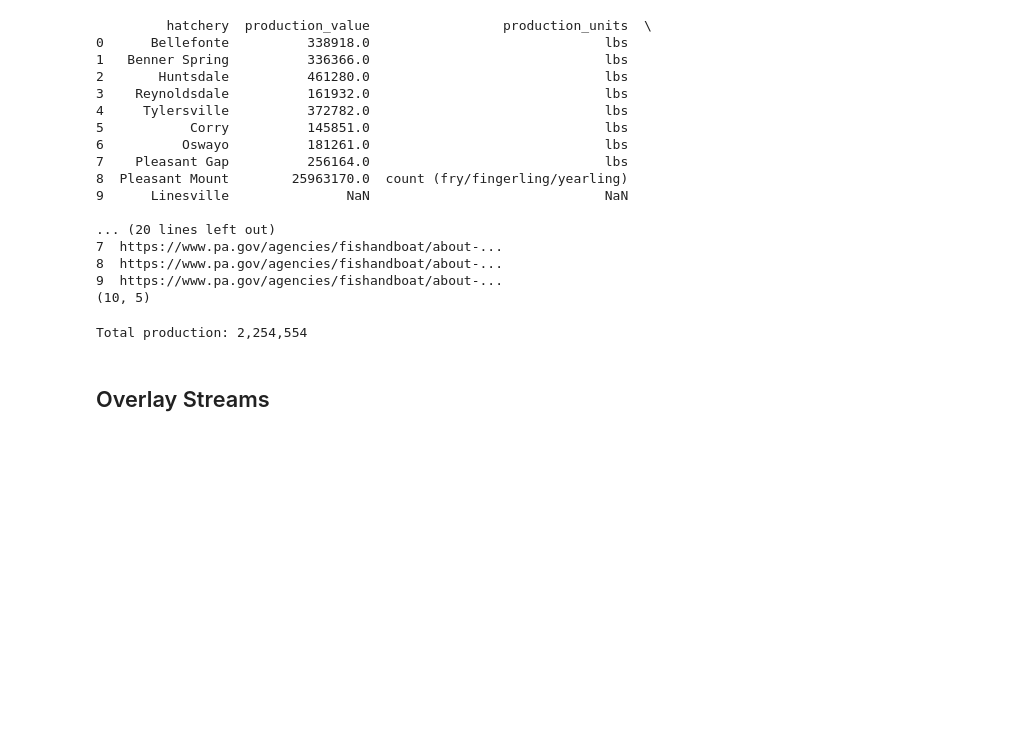
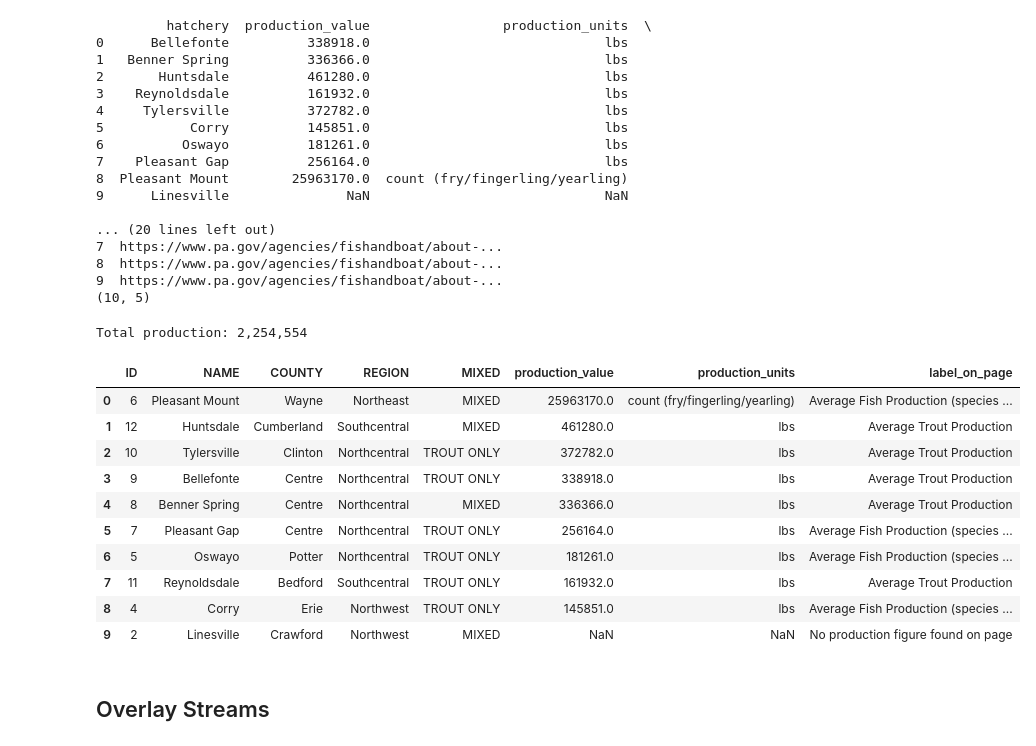
Before and after one commit to LoydGC/Troutimization-Project, a Jupyter notebook: notebooks/01_data_prep.ipynb, the cells around one changed output. Saved outputs shown, nothing was run; the diff lists cells and outputs as text; code cells hidden in the pictures; blank space fills up the shorter version.

```diff
--- a/notebooks/01_data_prep.ipynb
+++ b/notebooks/01_data_prep.ipynb
@@ -234,6 +236,32 @@ total_production_formatted = "{:,.0f}".format(total_production)
 print(f"Total production: {total_production_formatted}")
 # %% [output]
 Total production: 2,254,554
+# %%
+# Hatchery overview for the report: the 10 trout hatcheries, mixed flag, and production
+hatchery_overview = (
+    hatch_trout[["ID", "NAME", "COUNTY", "REGION", "MIXED"]]
+    .merge(
+        hatchery_production[["hatchery", "production_value", "production_units", "label_on_page"]],
+        left_on="NAME", right_on="hatchery", how="left", validate="one_to_one",
+    )
+    .drop(columns="hatchery")
+    .sort_values("production_value", ascending=False)
+    .reset_index(drop=True)
+)
+hatchery_overview.to_csv(f"{TABLE_DIR}/trout_hatchery_overview.csv", index=False)
+hatchery_overview
+# %% [output]
+|  | ID | NAME | COUNTY | REGION | MIXED | production_value | production_units | label_on_page |
+| 0 | 6 | Pleasant Mount | Wayne | Northeast | MIXED | 25963170.0 | count (fry/fingerling/yearling) | Average Fish Production (species ... |
+| 1 | 12 | Huntsdale | Cumberland | Southcentral | MIXED | 461280.0 | lbs | Average Trout Production |
+| 2 | 10 | Tylersville | Clinton | Northcentral | TROUT ONLY | 372782.0 | lbs | Average Trout Production |
+| 3 | 9 | Bellefonte | Centre | Northcentral | TROUT ONLY | 338918.0 | lbs | Average Trout Production |
+| 4 | 8 | Benner Spring | Centre | Northcentral | MIXED | 336366.0 | lbs | Average Trout Production |
+| 5 | 7 | Pleasant Gap | Centre | Northcentral | TROUT ONLY | 256164.0 | lbs | Average Fish Production (species ... |
+| 6 | 5 | Oswayo | Potter | Northcentral | TROUT ONLY | 181261.0 | lbs | Average Fish Production (species ... |
+| 7 | 11 | Reynoldsdale | Bedford | Southcentral | TROUT ONLY | 161932.0 | lbs | Average Trout Production |
+| 8 | 4 | Corry | Erie | Northwest | TROUT ONLY | 145851.0 | lbs | Average Fish Production (species ... |
+| 9 | 2 | Linesville | Crawford | Northwest | MIXED | NaN | NaN | No production figure found on page |
 # %% [markdown]
 ## Overlay Streams
 # %%
```
Also changed, not shown: parts of 4 cells of this notebook, 7 other files.
